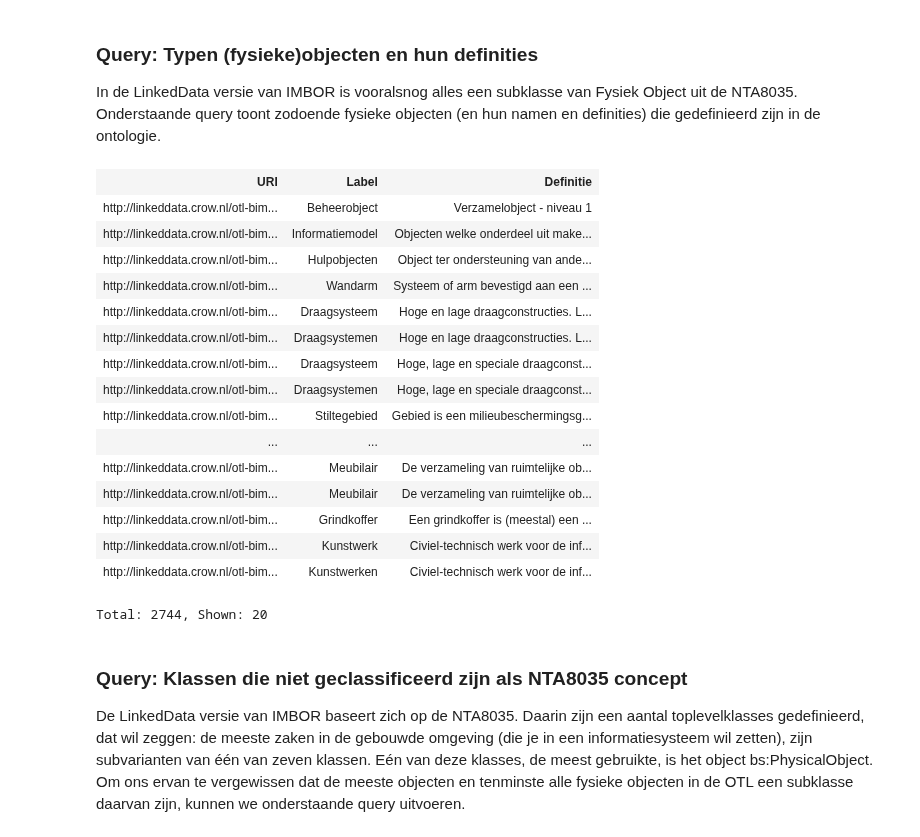
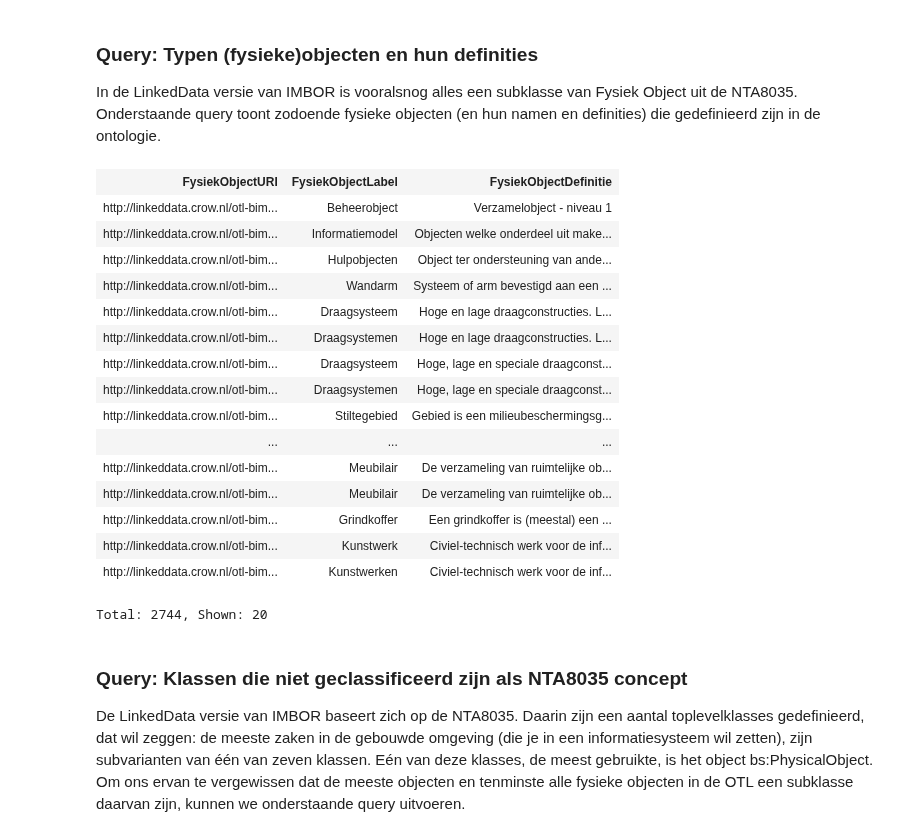
Before and after one commit to Stichting-CROW/imbor, a Jupyter notebook: docs/SPARQL-voorbeelden.ipynb, the cells around one changed output. Cells and saved outputs as stored; diff of their text form; code cells hidden in the pictures.

```diff
--- a/docs/SPARQL-voorbeelden.ipynb
+++ b/docs/SPARQL-voorbeelden.ipynb
@@ -40,21 +40,21 @@ In de LinkedData versie van IMBOR is vooralsnog alles een subklasse van Fysiek O
 # %%
 PREFIX rdfs: <http://www.w3.org/2000/01/rdf-schema#>
 PREFIX bs: <https://w3id.org/de/basicsemantics#>
 PREFIX skos: <http://www.w3.org/2004/02/skos/core#>
 
-SELECT (?thing AS ?URI) ?Label ?Definitie
+SELECT (?thing AS ?FysiekObjectURI) ?FysiekObjectLabel ?FysiekObjectDefinitie
 WHERE {
 # Selecteer alleen klassen ...
     ?thing a rdfs:Class ;
 # ... die direct of door overerving een subklasse zijn van NTA8035 Fysiek object ...
            rdfs:subClassOf bs:PhysicalObject ;
 # ... en een preferred label hebben ...
-           skos:prefLabel ?Label ;
+           skos:prefLabel ?FysiekObjectLabel ;
 # ... en een definitie hebben.
-           skos:definition ?Definitie .
+           skos:definition ?FysiekObjectDefinitie .
 }
 # %% [output]
-| URI | Label | Definitie |
+| FysiekObjectURI | FysiekObjectLabel | FysiekObjectDefinitie |
 | http://linkeddata.crow.nl/otl-bim... | Beheerobject | Verzamelobject - niveau 1 |
 | http://linkeddata.crow.nl/otl-bim... | Informatiemodel | Objecten welke onderdeel uit make... |
 | http://linkeddata.crow.nl/otl-bim... | Hulpobjecten | Object ter ondersteuning van ande... |
```
Also changed, not shown: parts of 13 cells of this notebook.
